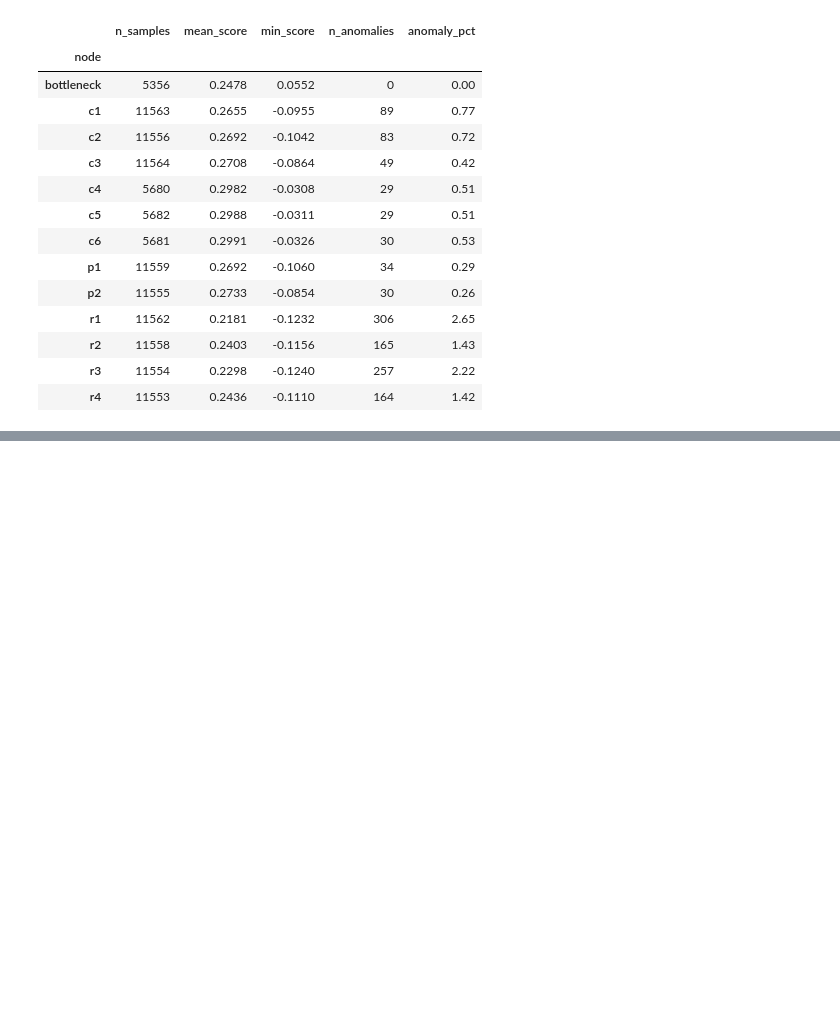
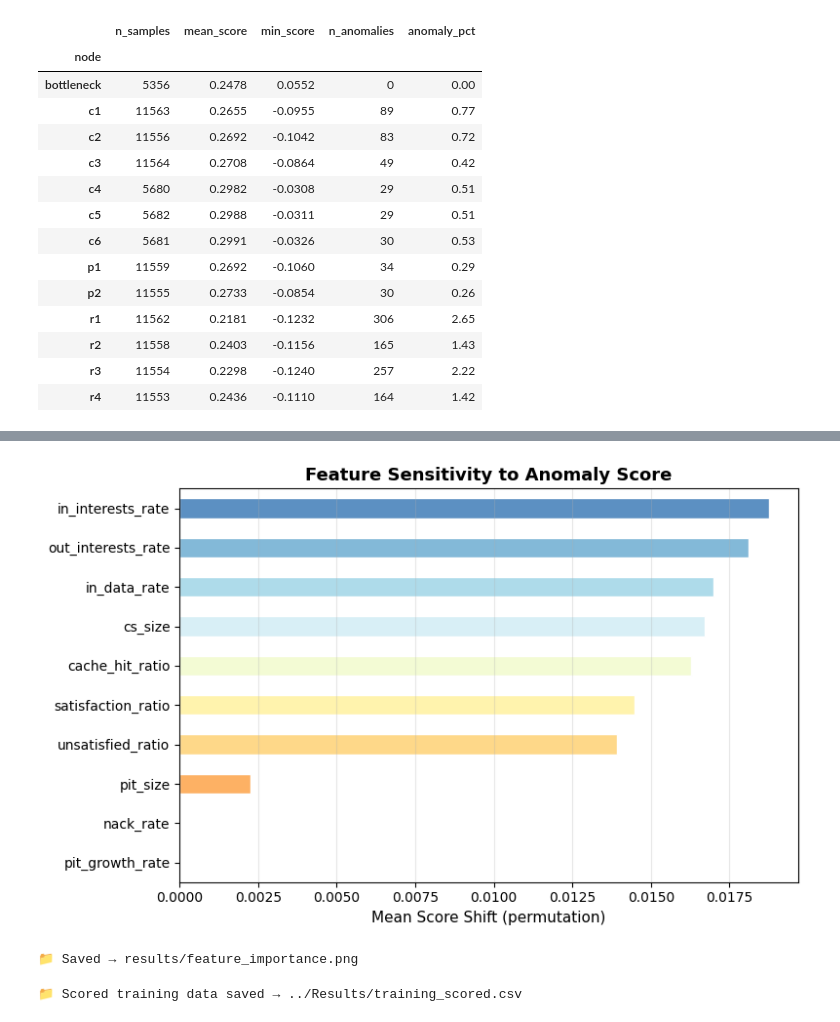
Before and after one commit to fuyalasmit/NDN-Toolkit, a Jupyter notebook: Notebooks/if_model.ipynb, the cells around one changed output, grey strips where cells are left out. Cells and saved outputs as stored; diff of their text form; code cells hidden in the pictures; blank space fills up the shorter version.

```diff
--- a/Notebooks/if_model.ipynb
+++ b/Notebooks/if_model.ipynb
@@ -1781,10 +186,0 @@ display(per_node_ifa)
-# %%
-# ── Sample anomaly alerts from IFA detector
-anomaly_alerts = scored_results[scored_results['is_anomaly'] == True]
-
-print(f"🚨 Sample Anomaly Alerts (IFA) — first 10 of {len(anomaly_alerts):,}:")
-print()
-for i, alert in enumerate(anomaly_alerts['alert'].head(10), 1):
-    print(f"  {i}. {alert}")
-
-print(f"\n💡 Total anomalies detected: {len(anomaly_alerts):,} / {len(scored_results):,} scored entries")
@@ -1869,0 +322,34 @@ print(f"📁 Saved → {ifa_inference_path}")
+# %%
+# ── Feature importance proxy: mean absolute SHAP-like impact
+# (We use permutation sensitivity as IF doesn't give feature importances natively)
+base_scores = pipeline.decision_function(model)
+importance = {}
+
+for i, col in enumerate(FEATURE_COLS):
+    X_perm = model.copy()
+    np.random.shuffle(X_perm[:, i])
+    perm_scores = pipeline.decision_function(X_perm)
+    importance[col] = np.abs(base_scores - perm_scores).mean()
+
+imp_series = pd.Series(importance).sort_values(ascending=True)
+
+fig, ax = plt.subplots(figsize=(8, 5))
+colors = plt.cm.RdYlBu(np.linspace(0.15, 0.85, len(imp_series)))
+imp_series.plot(kind='barh', ax=ax, color=colors, edgecolor='white')
+ax.set_xlabel('Mean Score Shift (permutation)', fontsize=11)
+ax.set_title('Feature Sensitivity to Anomaly Score', fontsize=13, fontweight='bold')
+ax.grid(axis='x', alpha=0.3)
+plt.tight_layout()
+plt.savefig(f"{RESULTS_DIR}/feature_importance.png", dpi=150, bbox_inches='tight')
+plt.show()
+print("📁 Saved → results/feature_importance.png")
+# %% [output]
+[figure, added]
+📁 Saved → results/feature_importance.png
+# %%
+# Save scored training data as CSV for reference
+out_csv = os.path.join(RESULTS_DIR, "training_scored.csv")
+feat_df_scored.to_csv(out_csv, index=False)
+print(f"📁 Scored training data saved → {out_csv}")
+# %% [output]
+📁 Scored training data saved → ../Results/training_scored.csv
```
Also changed, not shown: parts of 38 cells of this notebook, 6 other files.
